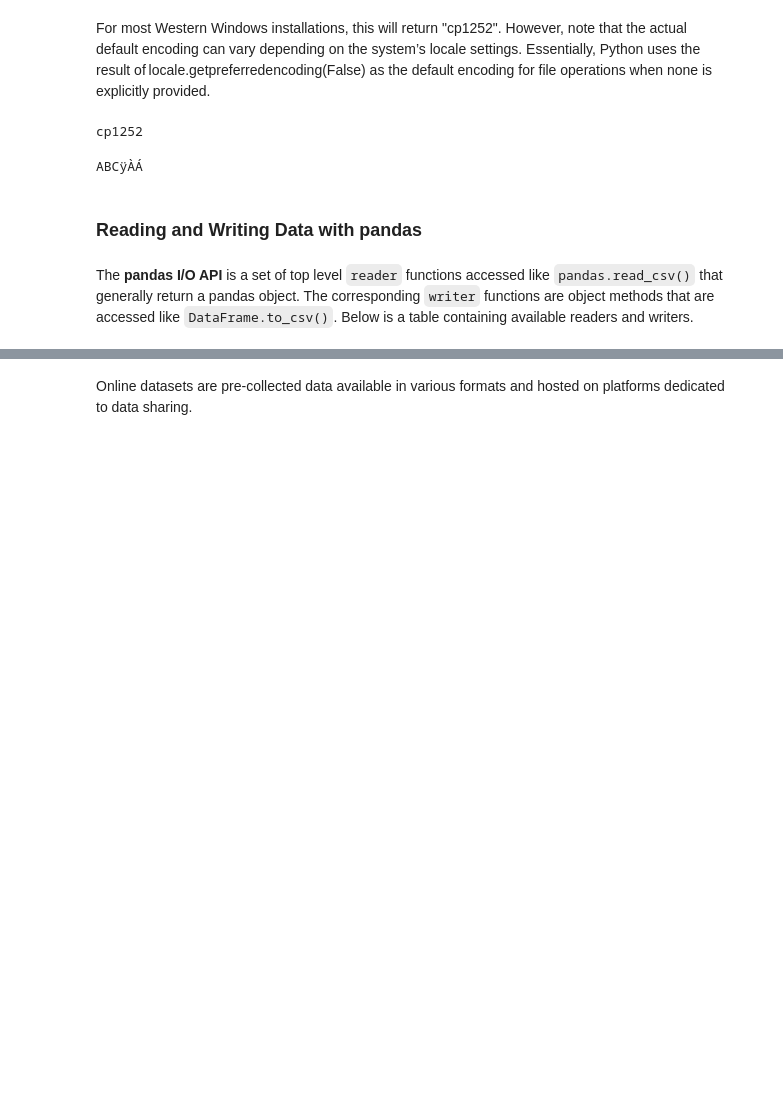
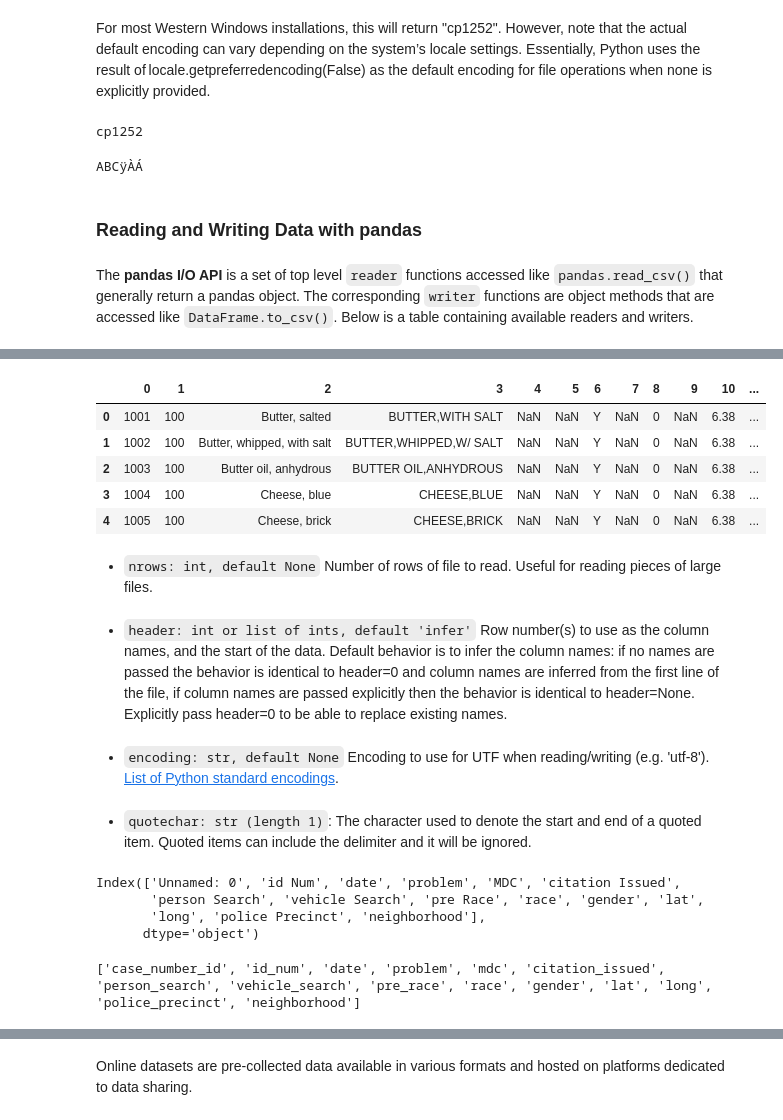
Before and after one commit to ervinstrmcnik/python-data-analytics, a Jupyter notebook: Part_04_Acquiring_Your_Data/Acquiring_Your_Data.ipynb, the cells around one changed output, grey strips where cells are left out. Cells and saved outputs as stored; diff of their text form; code cells hidden in the pictures; blank space fills up the shorter version.

Commit message:
add Part 4: Acquiring Your Data

```diff
--- a/Part_04_Acquiring_Your_Data/Acquiring_Your_Data.ipynb
+++ b/Part_04_Acquiring_Your_Data/Acquiring_Your_Data.ipynb
@@ -271,0 +274,4 @@ The **pandas I/O API** is a set of top level `reader` functions accessed like `p
+# %%
+from pathlib import Path
+
+data_folder_path = Path.cwd().parent / "data"
@@ -271,0 +297,35 @@ The **pandas I/O API** is a set of top level `reader` functions accessed like `p
+# %%
+# example 2: Encoding: `iso-8859-1`, separator: `^`
+data = pd.read_csv(data_folder_path / "FOOD_DES.txt", sep="^", encoding="iso-8859-1", header=None, nrows=5, quotechar="~")
+data.head()
+# %% [output]
+|  | 0 | 1 | 2 | 3 | 4 | 5 | 6 | 7 | 8 | 9 | 10 | ... |
+| 0 | 1001 | 100 | Butter, salted | BUTTER,WITH SALT | NaN | NaN | Y | NaN | 0 | NaN | 6.38 | ... |
+| 1 | 1002 | 100 | Butter, whipped, with salt | BUTTER,WHIPPED,W/ SALT | NaN | NaN | Y | NaN | 0 | NaN | 6.38 | ... |
+| 2 | 1003 | 100 | Butter oil, anhydrous | BUTTER OIL,ANHYDROUS | NaN | NaN | Y | NaN | 0 | NaN | 6.38 | ... |
+| 3 | 1004 | 100 | Cheese, blue | CHEESE,BLUE | NaN | NaN | Y | NaN | 0 | NaN | 6.38 | ... |
+| 4 | 1005 | 100 | Cheese, brick | CHEESE,BRICK | NaN | NaN | Y | NaN | 0 | NaN | 6.38 | ... |
+# %% [markdown]
+- `nrows: int, default None` Number of rows of file to read. Useful for reading pieces of large files.
+# %% [markdown]
+- `header: int or list of ints, default 'infer'` Row number(s) to use as the column names, and the start of the data. Default behavior is to infer the column names: if no names are passed the behavior is identical to header=0 and column names are inferred from the first line of the file, if column names are passed explicitly then the behavior is identical to header=None. Explicitly pass header=0 to be able to replace existing names.
+# %% [markdown]
+- `encoding: str, default None` Encoding to use for UTF when reading/writing (e.g. 'utf-8'). [List of Python standard encodings](https://docs.python.org/3/library/codecs.html#standard-encodings).
+# %% [markdown]
+- `quotechar: str (length 1)`: The character used to denote the start and end of a quoted item. Quoted items can include the delimiter and it will be ignored.
+# %%
+# example 3
+data = pd.read_csv(data_folder_path / "mpls_stops.csv", nrows=3)
+data.columns
+# %% [output]
+Index(['Unnamed: 0', 'id Num', 'date', 'problem', 'MDC', 'citation Issued',
+       'person Search', 'vehicle Search', 'pre Race', 'race', 'gender', 'lat',
+       'long', 'police Precinct', 'neighborhood'],
+      dtype='object')
+# %%
+new_column_names = list(data.columns)
+new_column_names = [name.lower().replace(" ", "_") for name in new_column_names]
+new_column_names[0] = "case_number_id"
+print(new_column_names)
+# %% [output]
+['case_number_id', 'id_num', 'date', 'problem', 'mdc', 'citation_issued', 'person_search', 'vehicle_search', 'pre_race', 'race', 'gender', 'lat', 'long', 'police_precinct', 'neighborhood']
```
Also changed, not shown: parts of 88 cells of this notebook, 12 other files.
